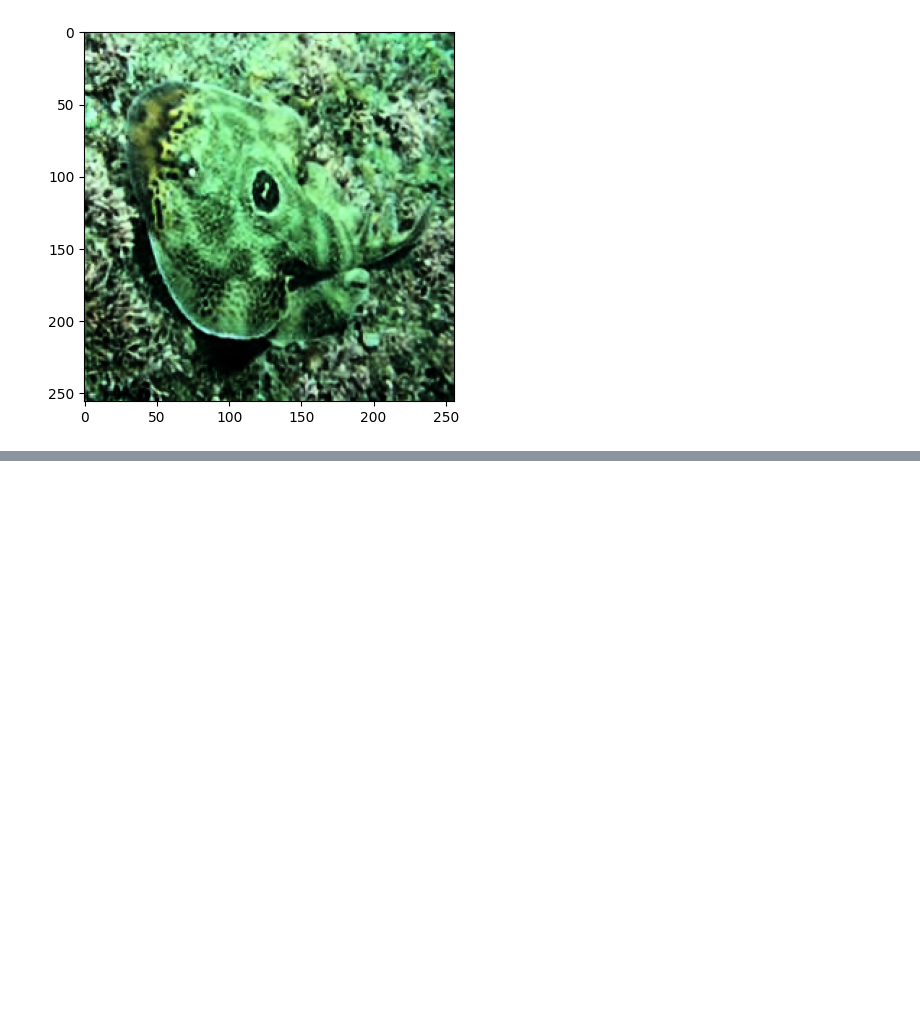
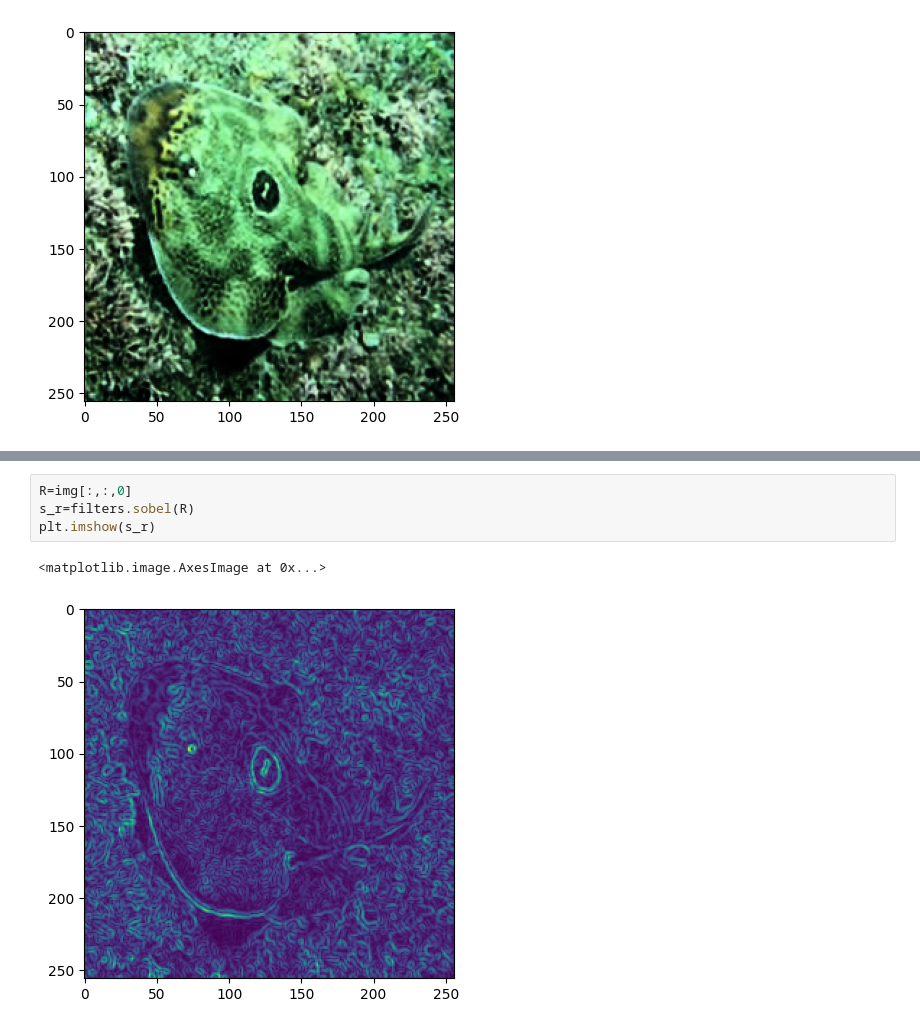
Before and after one commit to rahim-khan-iitg/underwater-image-enhancement, a Jupyter notebook: code/supporting.ipynb, the cells around one changed output, grey strips where cells are left out. Cells and saved outputs as stored; diff of their text form; blank space fills up the shorter version.

```diff
--- a/code/supporting.ipynb
+++ b/code/supporting.ipynb
@@ -254,0 +274,7 @@ plt.show()
+# %%
+R=img[:,:,0]
+s_r=filters.sobel(R)
+plt.imshow(s_r)
+# %% [output]
+<matplotlib.image.AxesImage at 0x...>
+[figure, added]
```
Also changed, not shown: parts of 12 cells of this notebook, 4 other files.
